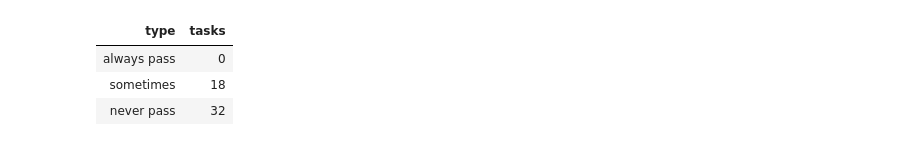
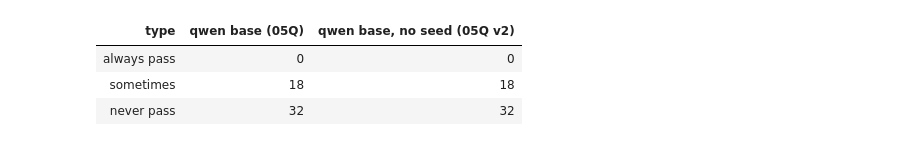
Before and after one commit to zhang-systems/policy-graph-agents, a Jupyter notebook: notebooks/05Q_Qwen_Baseline.ipynb, the cells around one changed output. Saved outputs shown, nothing was run; the diff lists cells and outputs as text; code cells hidden in the pictures.

```diff
--- a/notebooks/05Q_Qwen_Baseline.ipynb
+++ b/notebooks/05Q_Qwen_Baseline.ipynb
@@ -160,0 +227,6 @@ show(pd.DataFrame([
+# %%
+# Why: see what the earlier attempt left in trial_1 before the real run.
+import passk, importlib; importlib.reload(passk)
+f = f"{ROOT}/results_qwen_base/trial_1"
+print("files:", sorted(os.listdir(f)))
+print("finished tasks:", len(passk.done_tasks(f)), "of 50")
@@ -340,19 +479,23 @@ show(pd.DataFrame([{"trial": t, "done": f"{len(tab.get(t, {}))}/{N_TASKS}",
 # %%
-# Why: pass^k (k = 1..8) with 95% CI is the headline metric. ylim stays fixed at 0.6 so every
-# Qwen notebook draws on the same axis and 10Q can put the five systems side by side (H7).
+# Why: pass^k (k = 1..8) with 95% CI is the headline metric. The comparison lines of cell 3 (and the
+# first, unseeded run in grey) are drawn in the same chart. ylim stays fixed at 0.6 so every Qwen
+# notebook draws on the same axis (H7). Only this arm's csv and figure are written.
 import csv, matplotlib.pyplot as plt
 from matplotlib.patches import Patch
-curves = {name: passk.curve(f"{ROOT}/{d}", N_TASKS)[1] for name, d, _ in ARMS}
-show(pd.DataFrame([{"arm": n, **{f"k={r['k']}": round(r["pass^k"], 3) for r in rows},
+curves = {name: passk.curve(f"{ROOT}/{d}", N_TASKS)[1] for name, d, _ in ARMS
+          if os.path.isdir(f"{ROOT}/{d}")}             # a missing line is skipped
+show(pd.DataFrame([{"arm": n, **{f"k={r['k']}": f"{r['pass^k']:.3f}" for r in rows},
                     "95% CI k=1": f"[{rows[0]['ci_low']:.2f}, {rows[0]['ci_high']:.2f}]",
                     "drop 1→8": f"{1 - rows[-1]['pass^k'] / rows[0]['pass^k']:.0%}" if rows[0]["pass^k"] else "-"}
                    for n, rows in curves.items() if rows]))
+r = curves.get(ARMS[0][0])
+if r:
+    with open(f"{ROOT}/{OUT}_passk.csv", "w", newline="") as f:
+        w = csv.DictWriter(f, fieldnames=r[0].keys()); w.writeheader(); w.writerows(r)
 fig, ax = plt.subplots(figsize=(6.4, 4))
 for name, d, color in ARMS:
-    r = curves[name]
+    r = curves.get(name)
     if not r: continue
-    with open(f"{ROOT}/{d}_passk.csv", "w", newline="") as f:
-        w = csv.DictWriter(f, fieldnames=r[0].keys()); w.writeheader(); w.writerows(r)
     ks = [x["k"] for x in r]
     ax.fill_between(ks, [x["ci_low"] for x in r], [x["ci_high"] for x in r], color=color, alpha=0.12, lw=0)
     ax.plot(ks, [x["pass^k"] for x in r], "-", marker="o", ms=7, lw=2, color=color, label=name)
@@ -447,15 +728,18 @@ scanned in 22 s; saved results_qwen_base_violations.json
 # %%
-# Why: which tasks the baseline solves every time, never, or only sometimes. The "sometimes"
-# tasks are where a KiL pipeline can make the agent more consistent. Saved for 10Q.
-full = {t: v for t, v in tab_of(OUT).items() if len(v) == N_TASKS}
-c = passk.success_counts(full, range(N_TASKS))
-cons = {"always pass": len([t for t in c if c[t] == N_TRIALS]),
-        "sometimes": len([t for t in c if 0 < c[t] < N_TRIALS]),
-        "never pass": len([t for t in c if c[t] == 0])}
-json.dump(cons, open(f"{ROOT}/{OUT}_consistency.json", "w"), indent=2)
-show(pd.DataFrame([{"type": k, "tasks": v} for k, v in cons.items()]))
+# Why: which tasks each arm solves every time, never, or only sometimes; the unseeded run shows how
+# much these counts move between two runs of the same arm. Only this arm's json is saved.
+cons = {}
+for name, d, _ in ARMS:
+    if not os.path.isdir(f"{ROOT}/{d}"): continue   # a missing line is skipped
+    full = {t: v for t, v in tab_of(d).items() if len(v) == N_TASKS}
+    c = passk.success_counts(full, range(N_TASKS))
+    cons[name] = {"always pass": len([t for t in c if c[t] == N_TRIALS]),
+                  "sometimes": len([t for t in c if 0 < c[t] < N_TRIALS]),
+                  "never pass": len([t for t in c if c[t] == 0])}
+json.dump(cons[ARMS[0][0]], open(f"{ROOT}/{OUT}_consistency.json", "w"), indent=2)
+show(pd.DataFrame(cons).rename_axis("type").reset_index())
 # %% [output]
-| type | tasks |
-| always pass | 0 |
-| sometimes | 18 |
-| never pass | 32 |
+| type | qwen base (05Q) | qwen base, no seed (05Q v2) |
+| always pass | 0 | 0 |
+| sometimes | 18 | 18 |
+| never pass | 32 | 32 |
```
Also changed, not shown: parts of 22 cells of this notebook, 45 other files.
